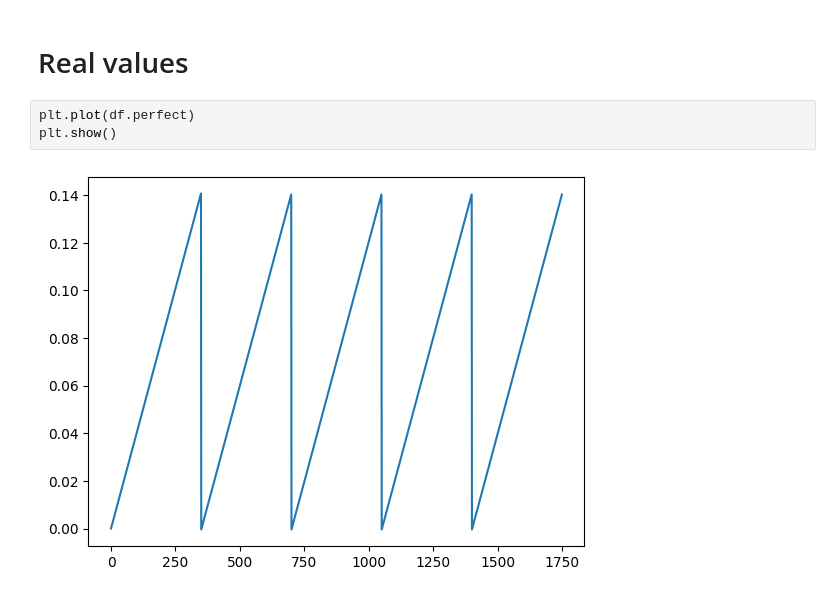
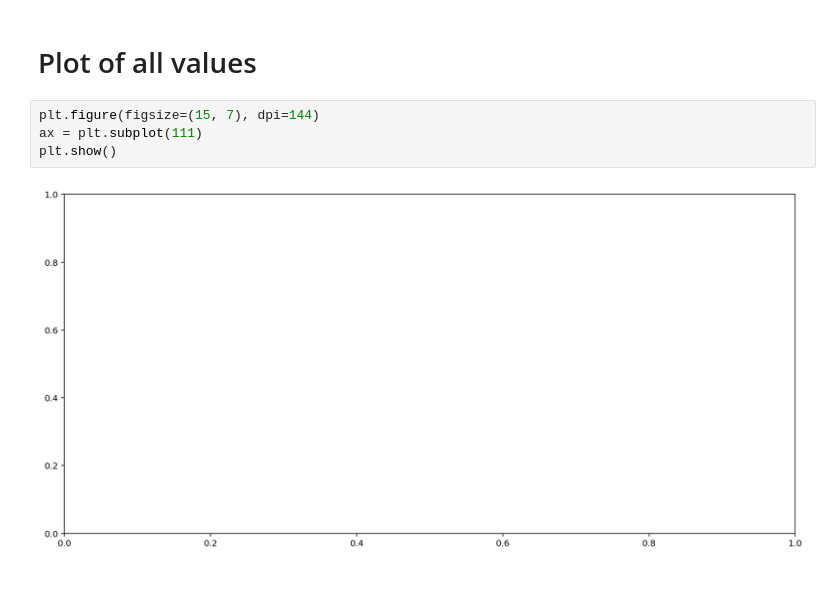
Before and after one commit to lsch0lz/webots_sensor_experiments, a Jupyter notebook: notebook/proximity.ipynb, the cells around one changed output. Saved outputs shown, nothing was run; the diff lists cells and outputs as text.

```diff
--- a/notebook/proximity.ipynb
+++ b/notebook/proximity.ipynb
@@ -36,9 +50,10 @@ laserSensorCorrelation
 # %% [markdown]
-# Real values
+# Plot of all values
-# %%
-plt.plot(df.perfect)
-plt.show()
-# %% [output]
-[figure, removed]
+# %%
+plt.figure(figsize=(15, 7), dpi=144)
+ax = plt.subplot(111)
+plt.show()
+# %% [output]
+[figure, added]
 # %%
 plt.figure(figsize=(15, 7), dpi=144)
```
Also changed, not shown: parts of 11 cells of this notebook, 5 other files.
